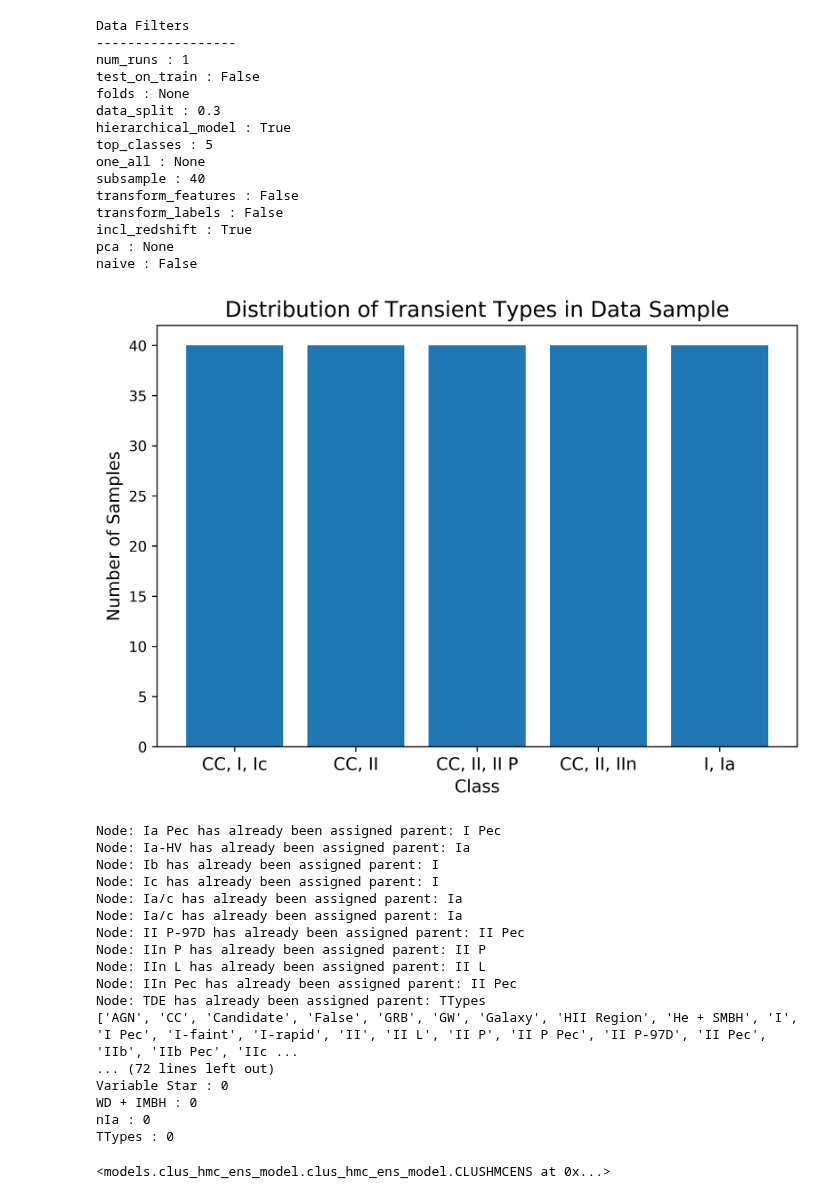
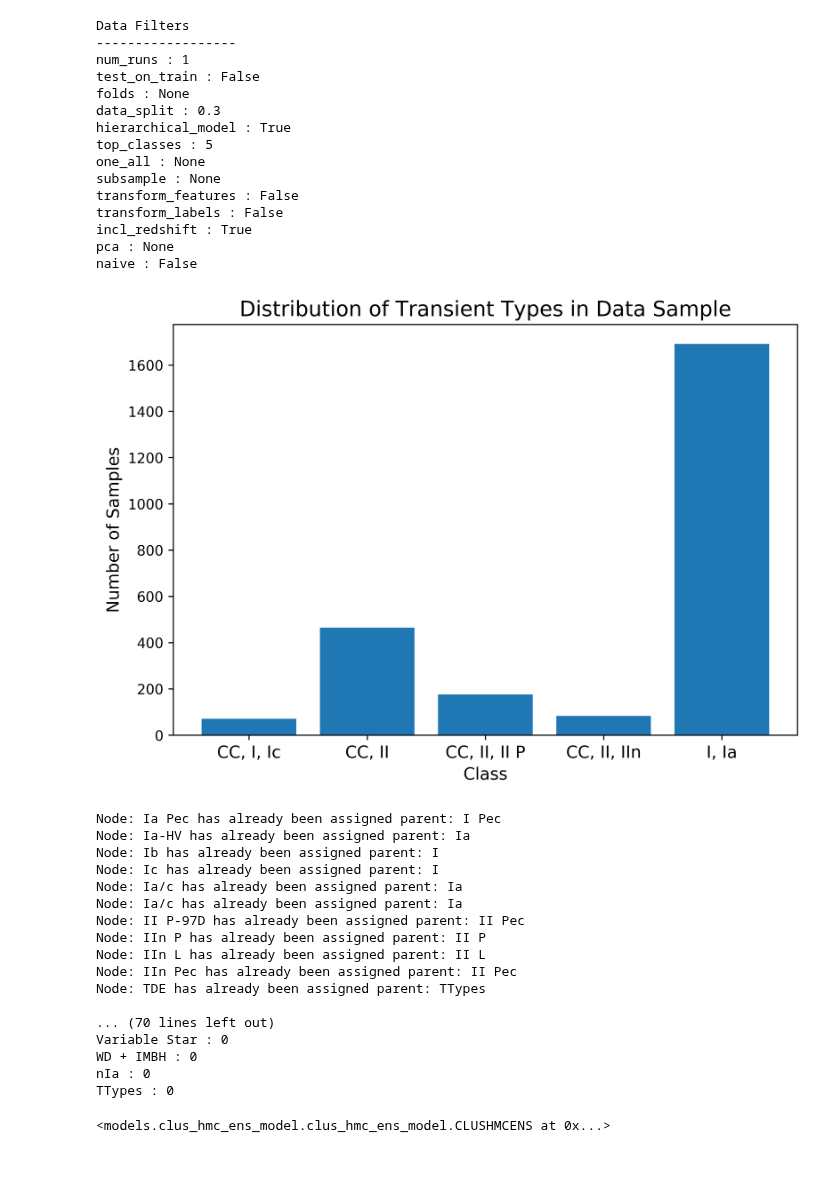
Before and after one commit to marinakiseleva/thex_model, a Jupyter notebook: notebooks/PCA.ipynb, the cells around one changed output. Cells and saved outputs as stored; diff of their text form; code cells hidden in the pictures; blank space fills up the shorter version.

```diff
--- a/notebooks/PCA.ipynb
+++ b/notebooks/PCA.ipynb
@@ -86,36 +86,36 @@ cols = [ 'AllWISE_W1mag', 'AllWISE_W2mag', 'AllWISE_W3mag', 'AllWISE_W4mag',
          'AllWISE_Jmag', 'AllWISE_Hmag', 'AllWISE_Kmag',
         "NED_GALEX_FUV", 'NED_GALEX_NUV',
         "PS1_gmag", "PS1_rmag", "PS1_imag",   "PS1_zmag", "PS1_ymag"]
 
 chme = CLUSHMCENS(
     cols = cols,
 #     col_matches = ['Zoo'],
          folds = None,
 #          transform_features = True,
-         subsample = 40,
+#          subsample = 40,
          incl_redshift = True,
 #          data_split = 0.3,
          num_runs = 1,
          top_classes = 5,
          naive = False)
 chme.run_model()
 # %% [output]
 Data Filters
 ------------------
 num_runs : 1
 test_on_train : False
 folds : None
 data_split : 0.3
 hierarchical_model : True
 top_classes : 5
 one_all : None
-subsample : 40
+subsample : None
 transform_features : False
 transform_labels : False
 incl_redshift : True
 pca : None
 naive : False
-[figure, old version]
+[figure, new version]
 Node: Ia Pec has already been assigned parent: I Pec
 Node: Ia-HV has already been assigned parent: Ia
 Node: Ib has already been assigned parent: I
@@ -127,8 +127,8 @@ Node: IIn P has already been assigned parent: II P
 Node: IIn L has already been assigned parent: II L
 Node: IIn Pec has already been assigned parent: II Pec
 Node: TDE has already been assigned parent: TTypes
-['AGN', 'CC', 'Candidate', 'False', 'GRB', 'GW', 'Galaxy', 'HII Region', 'He + SMBH', 'I', 'I Pec', 'I-faint', 'I-rapid', 'II', 'II L', 'II P', 'II P Pec', 'II P-97D', 'II Pec', 'IIb', 'IIb Pec', 'IIc ...
-... (72 lines left out)
+
+... (70 lines left out)
 Variable Star : 0
 WD + IMBH : 0
 nIa : 0
```
Also changed, not shown: parts of 2 cells of this notebook, 1 other file.
